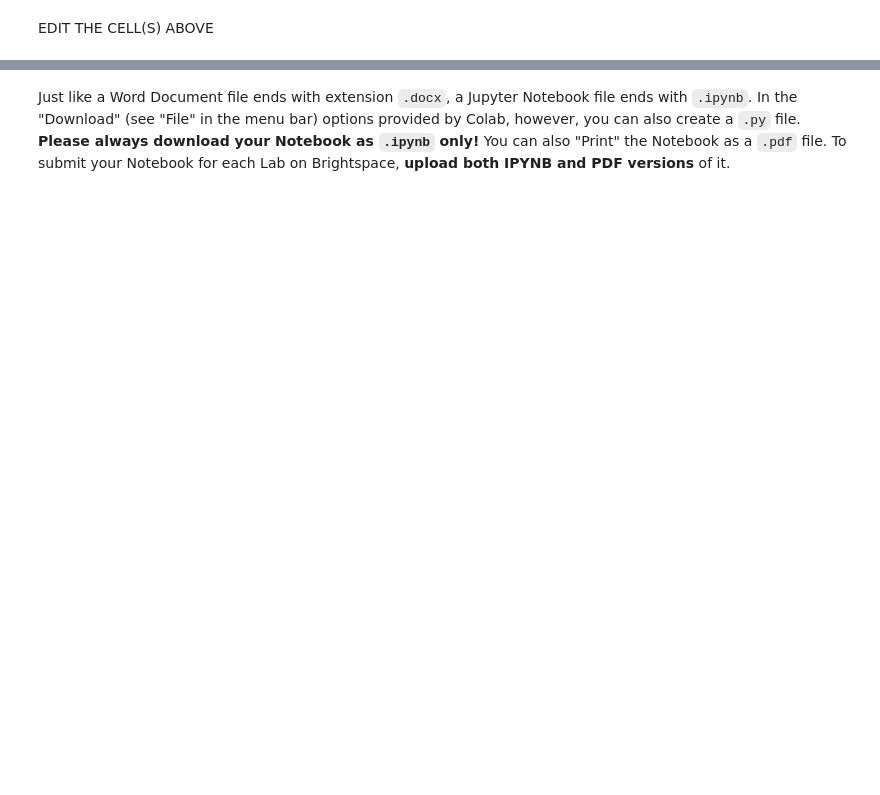
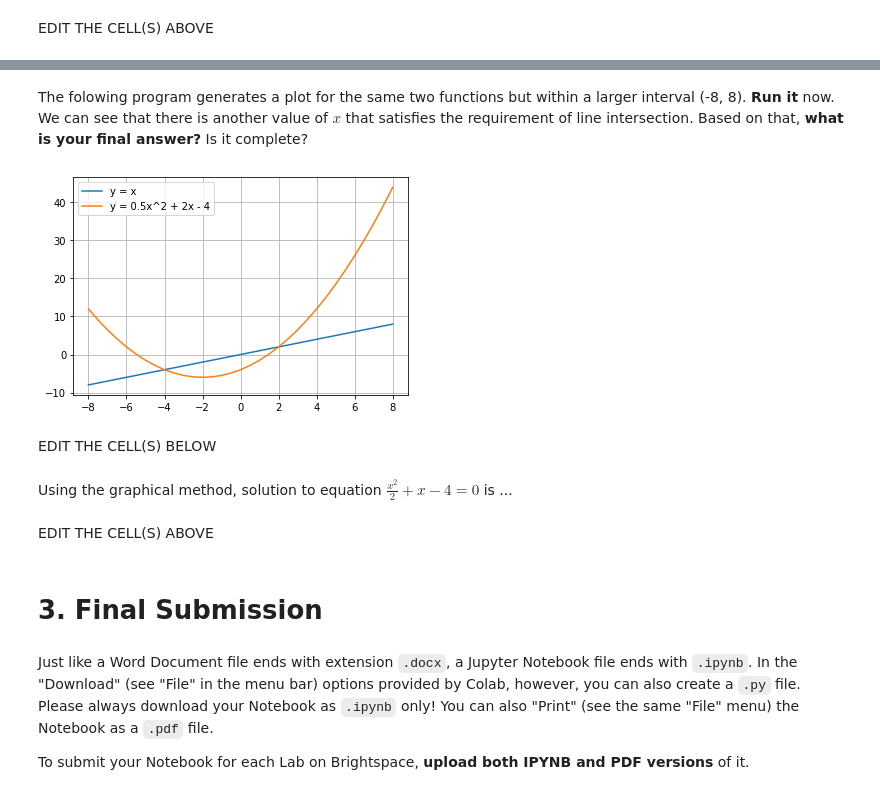
Before and after one commit to phys172/fall2022, a Jupyter notebook: phys172_lab01.ipynb, the cells around one changed output, grey strips where cells are left out. Saved outputs shown, nothing was run; the diff lists cells and outputs as text; code cells hidden in the pictures; blank space fills up the shorter version.

```diff
--- a/phys172_lab01.ipynb
+++ b/phys172_lab01.ipynb
@@ -113,2 +266,29 @@ EDIT THE CELL(S) ABOVE
+# %% [markdown]
+The folowing program generates a plot for the same two functions but within a larger interval (-8, 8). **Run it** now. We can see that there is another value of $x$ that satisfies the requirement of line intersection. Based on that, **what is your final answer?** Is it complete?
+# %%
+x_gen = []
+r = -8.0
+while r <= 8.0:
+  x_gen.append(r)
+  r += 0.5
+x_vals = np.array(x_gen)
+y_vals = x_vals ** 2 / 2.0 + 2 * x_vals - 4
+
+plt.plot(x_vals, x_vals, label='y = x')
+plt.plot(x_vals, y_vals, label='y = 0.5x^2 + 2x - 4')
+plt.legend()
+plt.grid()
+# %% [output]
+[figure, added]
+# %% [markdown]
+EDIT THE CELL(S) BELOW
+# %% [markdown]
+Using the graphical method, solution to equation $\frac{x^2}{2} + x - 4 = 0$ is ...
+# %% [markdown]
+EDIT THE CELL(S) ABOVE
+# %% [markdown]
+# 3. Final Submission
 # %% [markdown]
-Just like a Word Document file ends with extension `.docx`, a Jupyter Notebook file ends with `.ipynb`. In the "Download" (see "File" in the menu bar) options provided by Colab, however, you can also create a `.py` file. **Please always download your Notebook as `.ipynb` only!** You can also "Print" the Notebook as a `.pdf` file. To submit your Notebook for each Lab on Brightspace, **upload both IPYNB and PDF versions** of it.
+Just like a Word Document file ends with extension `.docx`, a Jupyter Notebook file ends with `.ipynb`. In the "Download" (see "File" in the menu bar) options provided by Colab, however, you can also create a `.py` file. Please always download your Notebook as `.ipynb` only! You can also "Print" (see the same "File" menu) the Notebook as a `.pdf` file.
+
+To submit your Notebook for each Lab on Brightspace, **upload both IPYNB and PDF versions** of it.
```
Also changed, not shown: parts of 64 cells of this notebook.
